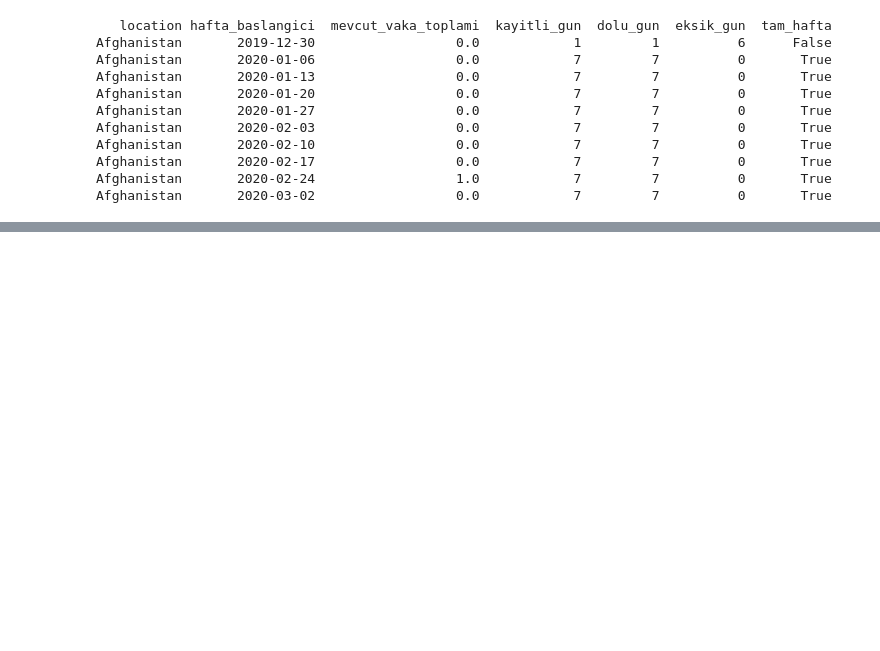
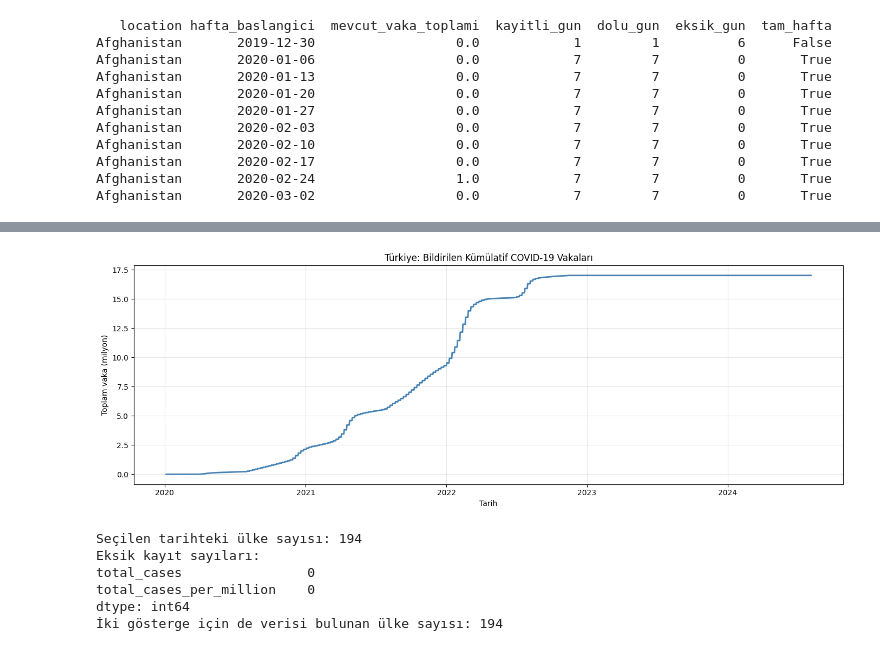
Before and after one commit to nazlican-engineer/CoronaVirusProject, a Jupyter notebook: notebooks/cases_analysis.ipynb, the cells around one changed output, grey strips where cells are left out. Drawn from its saved outputs; the diff is of its cells as text; code cells hidden in the pictures; blank space fills up the shorter version.

```diff
--- a/notebooks/cases_analysis.ipynb
+++ b/notebooks/cases_analysis.ipynb
@@ -1326,0 +844,66 @@ plt.show()
+# %%
+#Türkiye için toplam kümülatif vaka grafiği
+turkey_total_cases = (
+    df_countries.loc[
+        df_countries['location'] == 'Turkey',
+        ['date', 'total_cases']
+    ]
+    .sort_values('date')
+    .copy()
+)
+
+plt.figure(figsize=(14, 5))
+
+plt.plot(
+    turkey_total_cases['date'],
+    turkey_total_cases['total_cases'] / 1_000_000,
+    color='steelblue',
+    linewidth=2
+)
+
+plt.title('Türkiye: Bildirilen Kümülatif COVID-19 Vakaları')
+plt.xlabel('Tarih')
+plt.ylabel('Toplam vaka (milyon)')
+plt.grid(alpha=0.3)
+plt.tight_layout()
+plt.show()
+# %% [output]
+[figure, added]
+# %%
+#Ülkeler arası aynı tarihte vaka sayıları nasıl değişmiş inceliyoruz
+comparison_date = pd.Timestamp('2024-08-04')
+
+case_comparison = df_countries.loc[
+    df_countries['date'] == comparison_date,
+    [
+        'location',
+        'total_cases',
+        'total_cases_per_million'
+    ]
+].copy()
+
+print("Seçilen tarihteki ülke sayısı:", len(case_comparison))
+
+print(
+    "Eksik kayıt sayıları:",
+    case_comparison[
+        ['total_cases', 'total_cases_per_million']
+    ].isna().sum(),
+    sep='\n'
+)
+
+case_comparison_valid = case_comparison.dropna(
+    subset=['total_cases', 'total_cases_per_million']
+).copy()
+
+print(
+    "İki gösterge için de verisi bulunan ülke sayısı:",
+    len(case_comparison_valid)
+)
+# %% [output]
+Seçilen tarihteki ülke sayısı: 194
+Eksik kayıt sayıları:
+total_cases                0
+total_cases_per_million    0
+dtype: int64
+İki gösterge için de verisi bulunan ülke sayısı: 194
```
Also changed, not shown: parts of 57 cells of this notebook.
